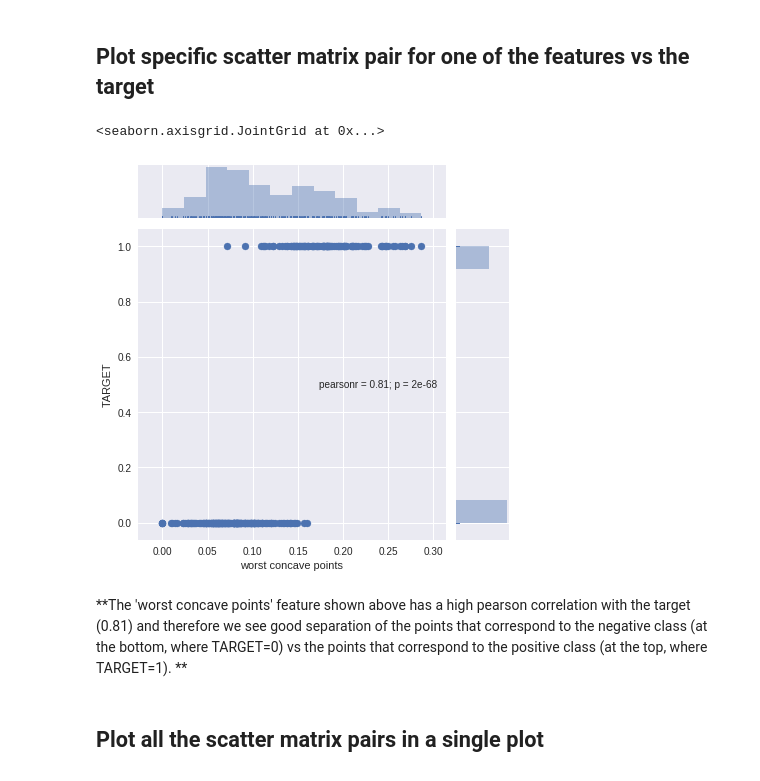
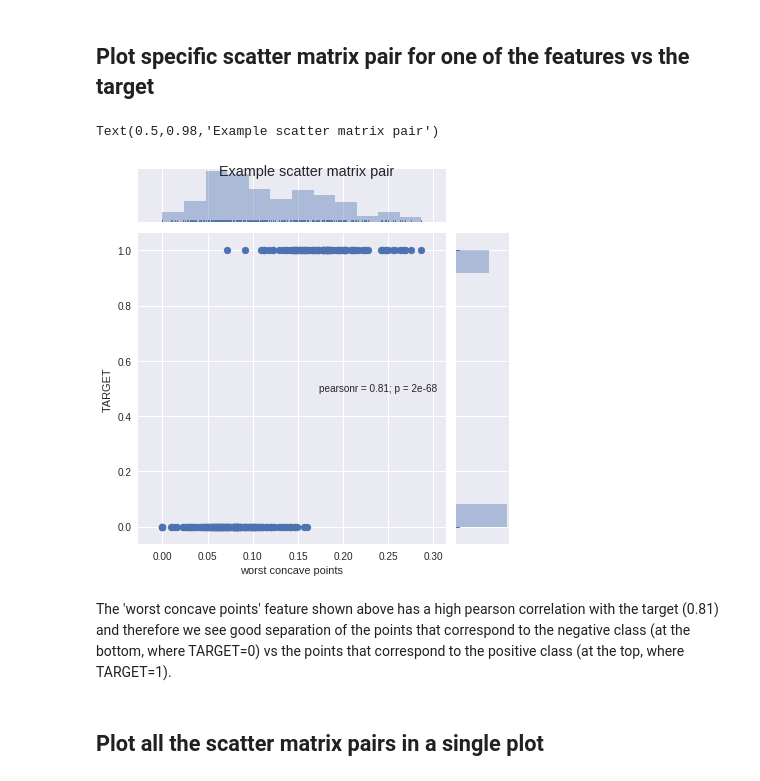
Before and after one commit to gal-a/blog, a Jupyter notebook: docs/notebooks/sklearn/sklearn_logistic_regression_vs_gbm.ipynb, the cells around one changed output. Drawn from its saved outputs; the diff is of its cells as text; code cells hidden in the pictures.

Commit message:
mod Breast cancer prediction example

```diff
--- a/docs/notebooks/sklearn/sklearn_logistic_regression_vs_gbm.ipynb
+++ b/docs/notebooks/sklearn/sklearn_logistic_regression_vs_gbm.ipynb
@@ -332,11 +333,12 @@ Function correlation_matrix: X.shape, y.shape, yX.shape: (284, 9) (284,) (284, 1
 ## Plot specific scatter matrix pair for one of the features vs the target
 # %%
 sns.jointplot(yX3['worst concave points'], yX3['TARGET'], kind='scatter', marginal_kws=dict(bins=12, rug=True))
+plt.suptitle('Example scatter matrix pair')
 # %% [output]
-<seaborn.axisgrid.JointGrid at 0x...>
+Text(0.5,0.98,'Example scatter matrix pair')
-[figure, old version]
+[figure, new version]
 # %% [markdown]
-**The 'worst concave points' feature shown above has a high pearson correlation with the target (0.81) and therefore we see good separation of the points that correspond to the negative class (at the bottom, where TARGET=0) vs the points that correspond to the positive class (at the top, where TARGET=1). **
+The 'worst concave points' feature shown above has a high pearson correlation with the target (0.81) and therefore we see good separation of the points that correspond to the negative class (at the bottom, where TARGET=0) vs the points that correspond to the positive class (at the top, where TARGET=1).
 # %% [markdown]
 ## Plot all the scatter matrix pairs in a single plot
 # %%
```
Also changed, not shown: parts of 33 cells of this notebook, 1 other file.
